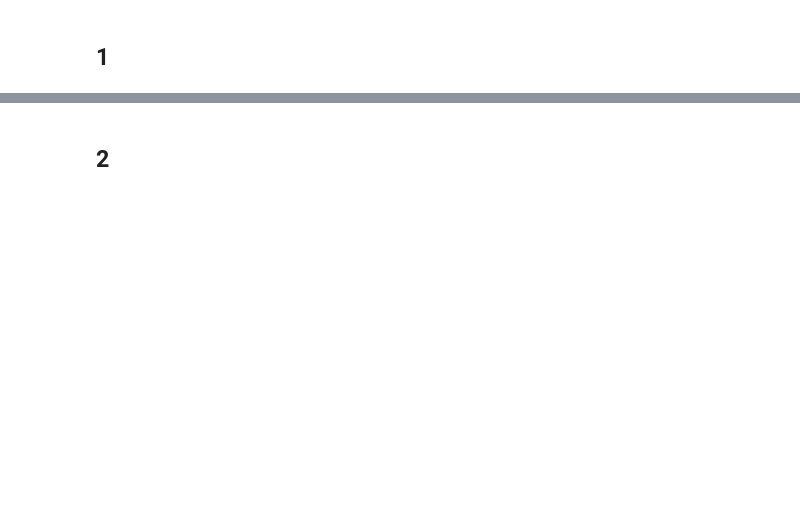
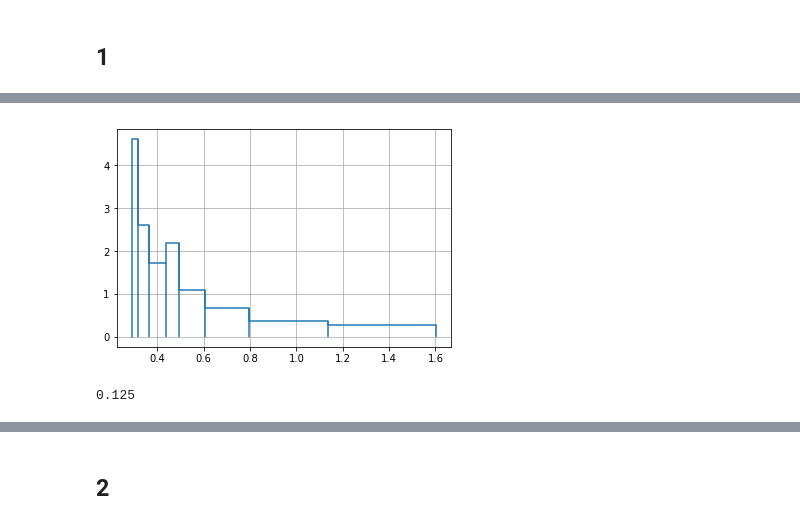
Before and after one commit to japanese-goblinn/labs, a Jupyter notebook: term4/TViMS/lab3.ipynb, the cells around one changed output, grey strips where cells are left out. Drawn from its saved outputs; the diff is of its cells as text; code cells hidden in the pictures; blank space fills up the shorter version.

```diff
--- a/term4/TViMS/lab3.ipynb
+++ b/term4/TViMS/lab3.ipynb
@@ -19,6 +42,6 @@ B = 5
 # %%
 n = 200
 X = sorted(round(uniform(0, 1) * (B - A) + A, 4) for _ in range(n))
-x_list = sorted([round(Y(X[i]), 3) for i in range(n)])
+x_list = sorted([round(Y(X[i]), 4) for i in range(n)])
 print(x_list)
 # %% [output]
@@ -25,0 +49,3 @@ print(x_list)
+# %%
+m = int(np.log2(n)) + 1
+m
@@ -25,0 +54,3 @@ print(x_list)
+# %%
+v = n // m
+v
@@ -25,0 +59,26 @@ print(x_list)
+# %%
+a = []
+b = []
+i = 0
+for _ in range(m):
+        a.append(x_list[i])
+        b.append(x_list[i + v - 1])
+        i += v - 1
+intervals = [(i, j) for (i, j) in zip(a, b)]
+
+h = [j - i for (i, j) in zip(a, b)]
+
+f_star = [v / (n * i) for i in h]
+
+wi = [0]
+for i in range(m):
+    wi.append(round(wi[i] + v / n, 4))
+
+data = {
+    'Ai': a,
+    'Bi': b,
+    'h': h,
+    'f*': f_star,
+    'w': wi[1:]
+}
+pd.DataFrame(data)
@@ -25,0 +95,16 @@ print(x_list)
+# %%
+x_plot = a[:]
+x_plot.append(b[-1])
+y_plot = f_star[:]
+y_plot.insert(0, 0)
+plt.step(x_plot, y_plot)
+plt.vlines(x_plot, min(y_plot), y_plot, colors='C0')
+plt.grid(True)
+plt.show()
+# %% [output]
+[figure, added]
+# %%
+p_star = v / n
+p_star
+# %% [output]
+0.125
```
Also changed, not shown: parts of 31 cells of this notebook, 3 other files.
